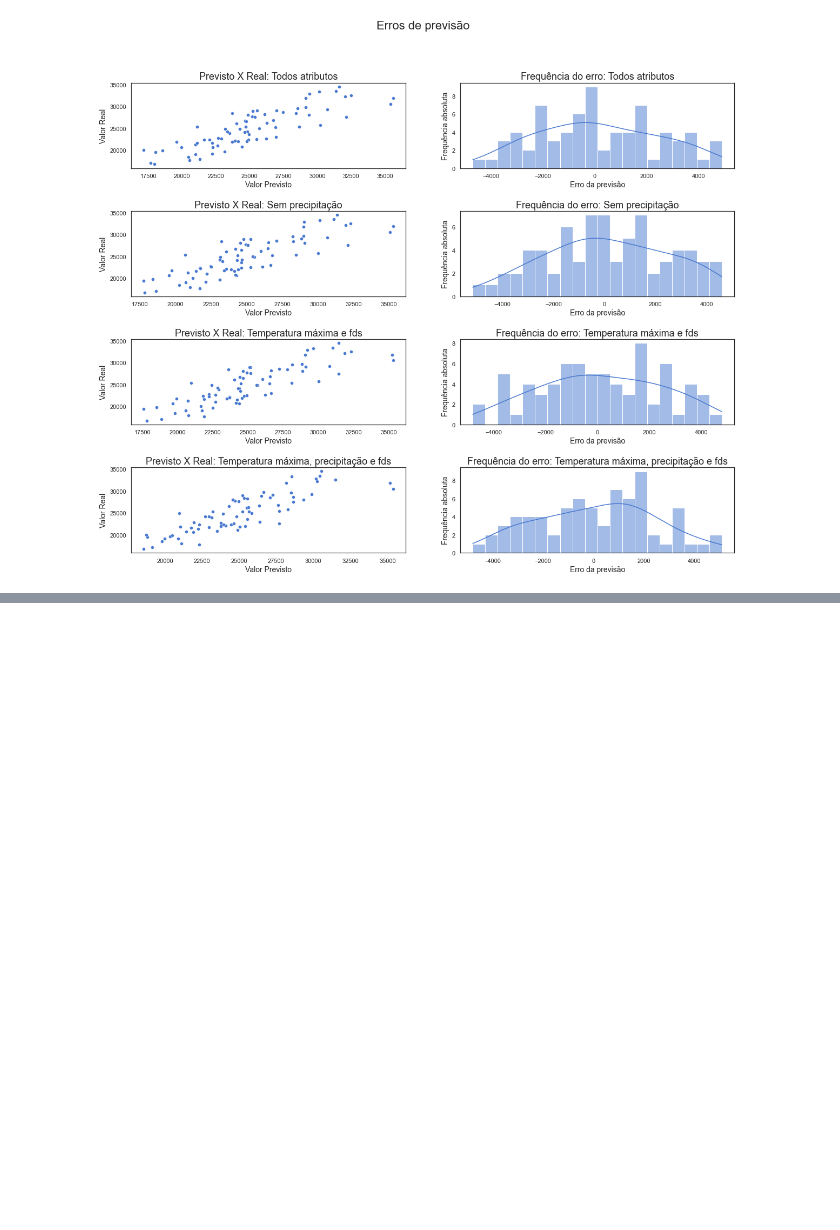
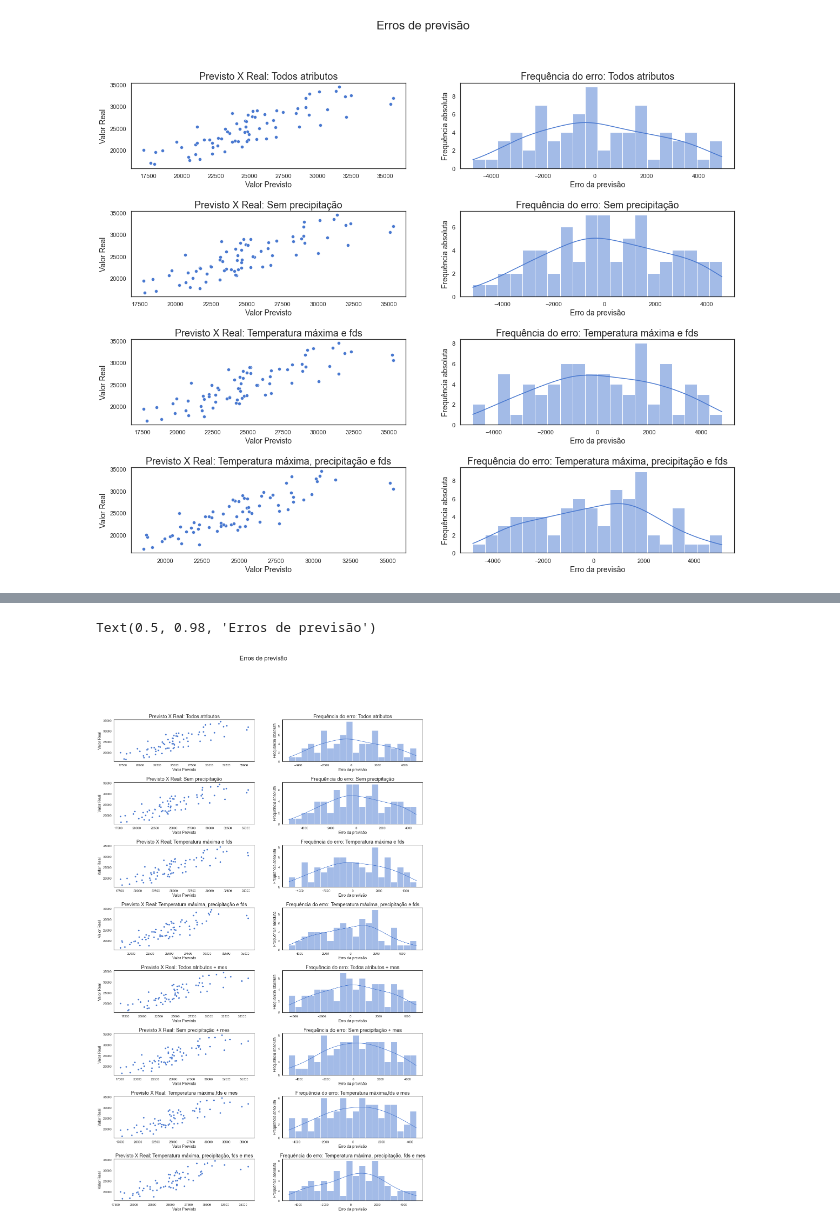
Before and after one commit to ciencia-dados-ifsp-grupo5/Beer-Consumption, a Jupyter notebook: Beer_Consumption.ipynb, the cells around one changed output, grey strips where cells are left out. Drawn from its saved outputs; the diff is of its cells as text; code cells hidden in the pictures; blank space fills up the shorter version.

Commit message:
Adding Month in the model

```diff
--- a/Beer_Consumption.ipynb
+++ b/Beer_Consumption.ipynb
@@ -364,0 +367,10 @@ Text(0.5, 0.98, 'Erros de previsão')
+# %%
+# Adicionando coluna mês
+dados['mes'] = dados.data.dt.month
+
+# Reordenando colunas
+cols = dados.columns.tolist()
+cols = cols[0:1] + cols[-1:] + cols[1:-1]
+dados = dados[cols]
+
+dados.head()
@@ -364,0 +384,20 @@ Text(0.5, 0.98, 'Erros de previsão')
+# %%
+models_to_test_2 = [
+    ('Todos atributos + mes', list(dados.columns[1:-1])),
+    ('Sem precipitação + mes', ['mes','temperatura_media_c', 'temperatura_minima_c', 'temperatura_maxima_c', 'final_de_semana']),
+    ('Temperatura máxima,fds e mes', ['mes','temperatura_maxima_c', 'final_de_semana']),
+    ('Temperatura máxima, precipitação, fds e mes', ['mes','temperatura_media_c', 'final_de_semana', 'precipitacao_mm'])
+]
+
+models_to_test_2
+for model in models_to_test_2:
+    result = run_model(dados, name=model[0], features=model[1])
+    results.append(result)
+# %%
+# Parâmetros da regressão
+rows = []
+for result in results:
+    row = pd.DataFrame(columns=['Intercepto'] + result.features)
+    row.loc[result.name] = result.params
+    rows.append(row)
+pd.concat(rows).round(2)
@@ -364,0 +431,15 @@ Text(0.5, 0.98, 'Erros de previsão')
+# %%
+fig, axs = plt.subplots(nrows=len(results), ncols=2, figsize=(20, 4*len(results)))
+
+for i, result in enumerate(results):
+    ax = sns.scatterplot(x=result.y_pred, y=result.y_test, ax=axs[i][0])
+    ax.set(title=f'Previsto X Real: {result.name}', xlabel='Valor Previsto', ylabel='Valor Real')
+
+    ax = sns.histplot(result.y_pred - result.y_test, bins=20, kde=True, ax=axs[i][1])
+    ax.set(title=f'Frequência do erro: {result.name}', xlabel='Erro da previsão', ylabel='Frequência absoluta')
+
+plt.subplots_adjust(hspace = 0.5 )
+fig.suptitle('Erros de previsão', fontsize=22)
+# %% [output]
+Text(0.5, 0.98, 'Erros de previsão')
+[figure, added]
```
Also changed, not shown: parts of 5 cells of this notebook.
